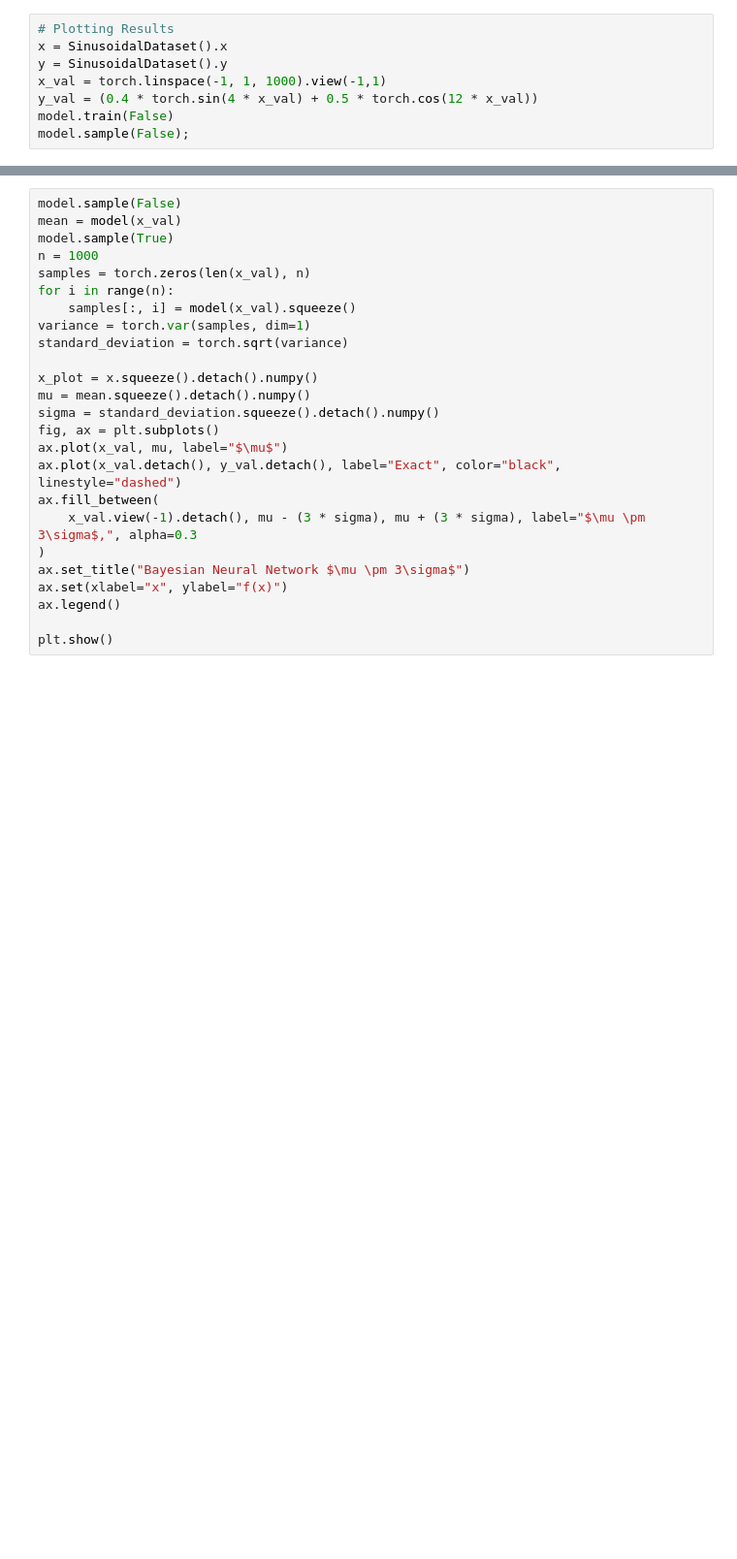
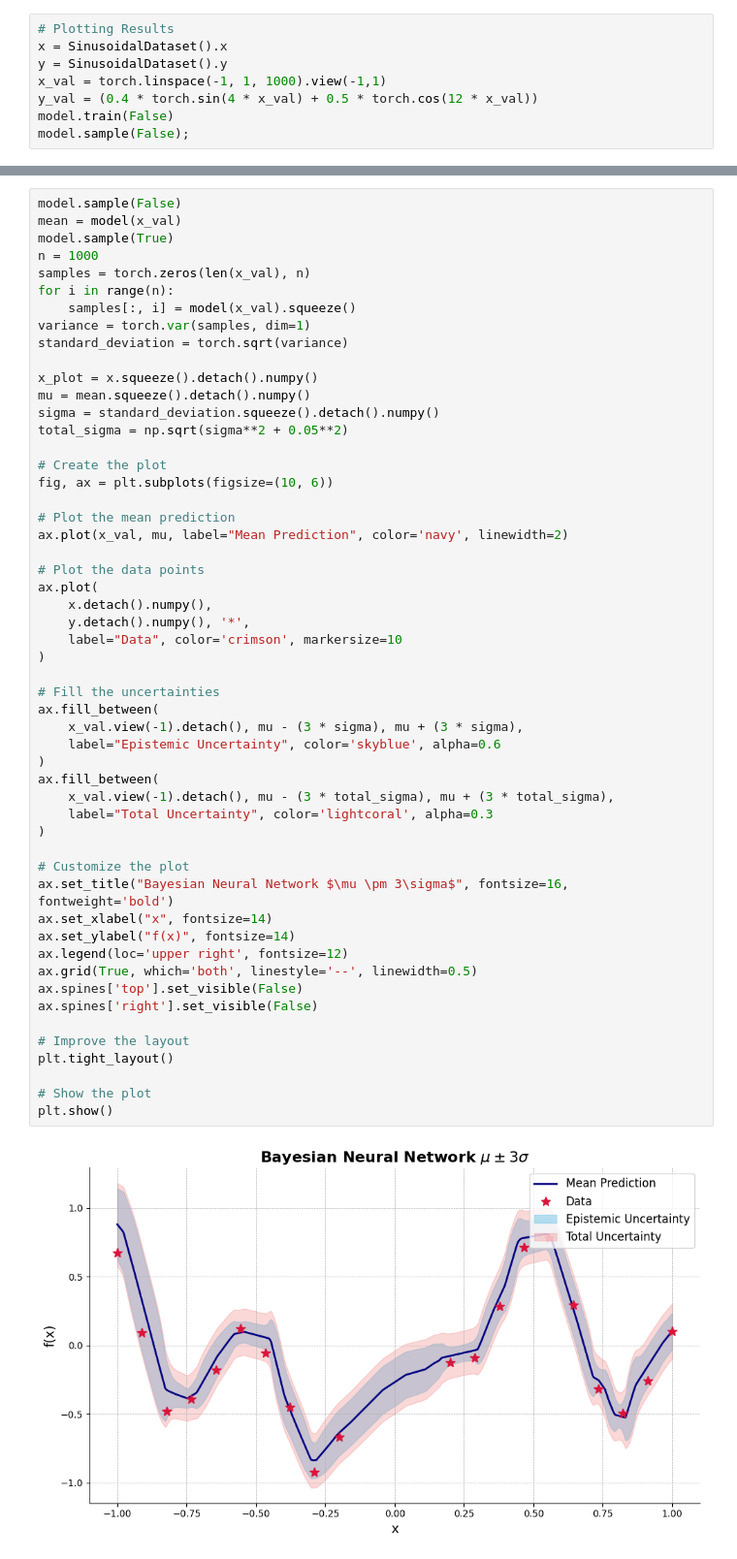
Before and after one commit to ponkrshnan/SIAM_MS24_tutorial, a Jupyter notebook: Bayesian_networks/Bayesian_VI.ipynb, the cells around one changed output, grey strips where cells are left out. Shown: that part at 97% size. Drawn from its saved outputs; the diff is of its cells as text; blank space fills up the shorter version.

```diff
--- a/Bayesian_networks/Bayesian_VI.ipynb
+++ b/Bayesian_networks/Bayesian_VI.ipynb
@@ -135,25 +160,55 @@ plt.show()
 # %%
 model.sample(False)
 mean = model(x_val)
 model.sample(True)
 n = 1000
 samples = torch.zeros(len(x_val), n)
 for i in range(n):
     samples[:, i] = model(x_val).squeeze()
 variance = torch.var(samples, dim=1)
 standard_deviation = torch.sqrt(variance)
 
 x_plot = x.squeeze().detach().numpy()
 mu = mean.squeeze().detach().numpy()
 sigma = standard_deviation.squeeze().detach().numpy()
-fig, ax = plt.subplots()
-ax.plot(x_val, mu, label="$\mu$")
-ax.plot(x_val.detach(), y_val.detach(), label="Exact", color="black", linestyle="dashed")
+total_sigma = np.sqrt(sigma**2 + 0.05**2)
+
+# Create the plot
+fig, ax = plt.subplots(figsize=(10, 6))
+
+# Plot the mean prediction
+ax.plot(x_val, mu, label="Mean Prediction", color='navy', linewidth=2)
+
+# Plot the data points
+ax.plot(
+    x.detach().numpy(),
+    y.detach().numpy(), '*',
+    label="Data", color='crimson', markersize=10
+)
+
+# Fill the uncertainties
 ax.fill_between(
-    x_val.view(-1).detach(), mu - (3 * sigma), mu + (3 * sigma), label="$\mu \pm 3\sigma$,", alpha=0.3
+    x_val.view(-1).detach(), mu - (3 * sigma), mu + (3 * sigma),
+    label="Epistemic Uncertainty", color='skyblue', alpha=0.6
 )
-ax.set_title("Bayesian Neural Network $\mu \pm 3\sigma$")
-ax.set(xlabel="x", ylabel="f(x)")
-ax.legend()
+ax.fill_between(
+    x_val.view(-1).detach(), mu - (3 * total_sigma), mu + (3 * total_sigma),
+    label="Total Uncertainty", color='lightcoral', alpha=0.3
+)
 
+# Customize the plot
+ax.set_title("Bayesian Neural Network $\mu \pm 3\sigma$", fontsize=16, fontweight='bold')
+ax.set_xlabel("x", fontsize=14)
+ax.set_ylabel("f(x)", fontsize=14)
+ax.legend(loc='upper right', fontsize=12)
+ax.grid(True, which='both', linestyle='--', linewidth=0.5)
+ax.spines['top'].set_visible(False)
+ax.spines['right'].set_visible(False)
+
+# Improve the layout
+plt.tight_layout()
+
+# Show the plot
 plt.show()
+# %% [output]
+[figure, added]
```
Also changed, not shown: parts of 16 cells of this notebook, 1 other file.
